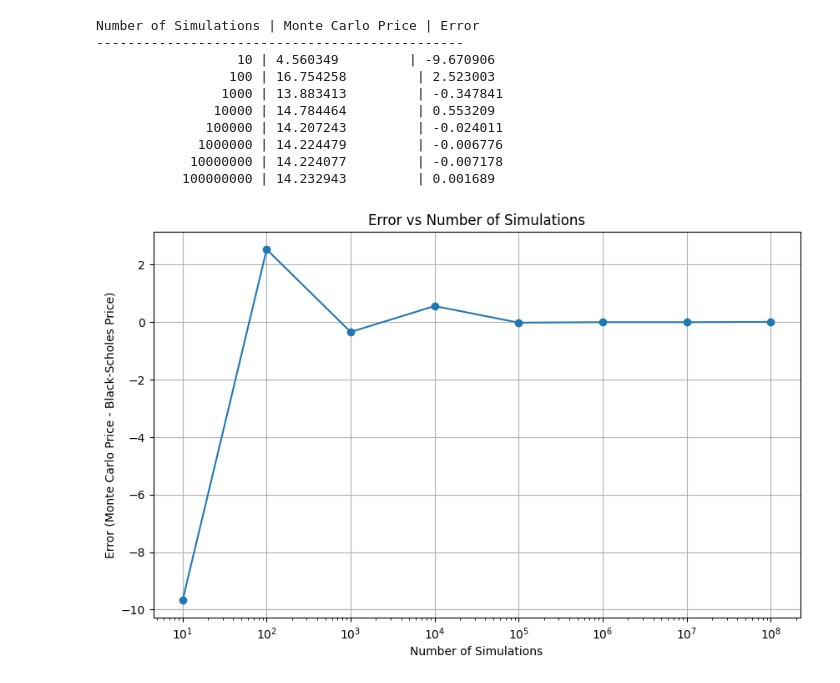
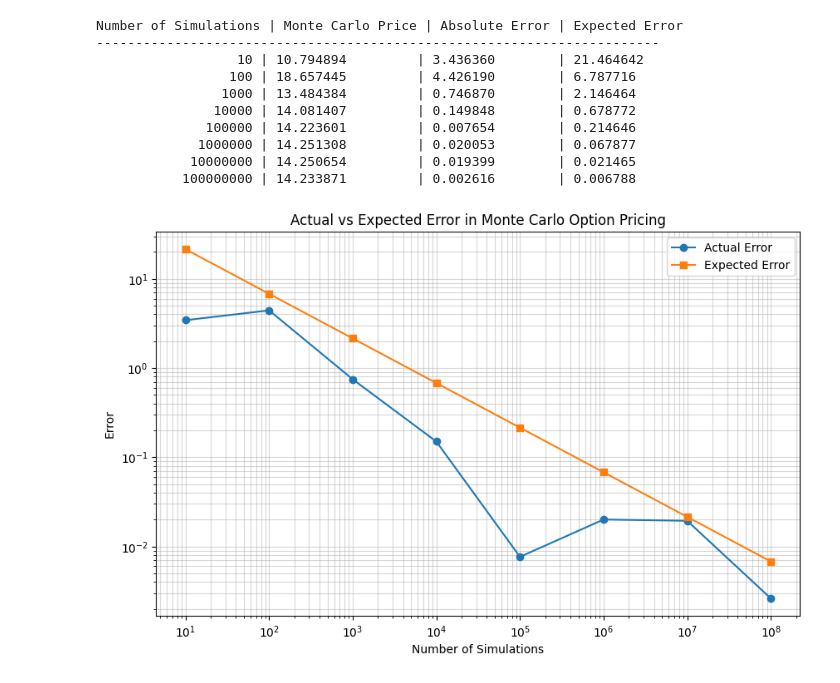
Before and after one commit to LukaLiegis/monte_carlo, a Jupyter notebook: main.ipynb, the cells around one changed output. Drawn from its saved outputs; the diff is of its cells as text; code cells hidden in the pictures.

```diff
--- a/main.ipynb
+++ b/main.ipynb
@@ -73,34 +107,38 @@ bs_price = black_scholes_option_price(S0, K, T, r, sigma)
 # Number of simulations
 simulation_numbers = [10**i for i in range(1, 9)]  # 10, 100, ..., 10,000,000
 errors = []
+expected_errors = []
 # %%
-print("Number of Simulations | Monte Carlo Price | Error")
-print("-----------------------------------------------")
+print("Number of Simulations | Monte Carlo Price | Absolute Error | Expected Error")
+print("------------------------------------------------------------------------")
 for num_simulations in simulation_numbers:
     mc_price = monte_carlo_option_pricing(S0, K, T, r, sigma, num_simulations)
-    error = mc_price - bs_price
+    error = abs(mc_price - bs_price)
+    expected_error = expected_mc_error(S0, K, T, r, sigma, num_simulations)
     errors.append(error)
-    print(f"{num_simulations:>20} | {mc_price:.6f}         | {error:.6f}")
+    expected_errors.append(expected_error)
+    print(f"{num_simulations:>20} | {mc_price:.6f}         | {error:.6f}        | {expected_error:.6f}")
 # %% [output]
-Number of Simulations | Monte Carlo Price | Error
------------------------------------------------
-                  10 | 4.560349         | -9.670906
-                 100 | 16.754258         | 2.523003
-                1000 | 13.883413         | -0.347841
-               10000 | 14.784464         | 0.553209
-              100000 | 14.207243         | -0.024011
-             1000000 | 14.224479         | -0.006776
-            10000000 | 14.224077         | -0.007178
-           100000000 | 14.232943         | 0.001689
+Number of Simulations | Monte Carlo Price | Absolute Error | Expected Error
+------------------------------------------------------------------------
+                  10 | 10.794894         | 3.436360        | 21.464642
+                 100 | 18.657445         | 4.426190        | 6.787716
+                1000 | 13.484384         | 0.746870        | 2.146464
+               10000 | 14.081407         | 0.149848        | 0.678772
+              100000 | 14.223601         | 0.007654        | 0.214646
+             1000000 | 14.251308         | 0.020053        | 0.067877
+            10000000 | 14.250654         | 0.019399        | 0.021465
+           100000000 | 14.233871         | 0.002616        | 0.006788
 # %%
-# Plot the error vs number of simulations
+# Plot the absolute error and expected error vs number of simulations on a log-log scale
 plt.figure(figsize=(10, 6))
-plt.plot(simulation_numbers, errors, marker='o')
-plt.xscale('log')
+plt.loglog(simulation_numbers, errors, marker='o', label='Actual Error')
+plt.loglog(simulation_numbers, expected_errors, marker='s', label='Expected Error')
 plt.xlabel('Number of Simulations')
-plt.ylabel('Error (Monte Carlo Price - Black-Scholes Price)')
-plt.title('Error vs Number of Simulations')
-plt.grid(True)
+plt.ylabel('Error')
+plt.title('Actual vs Expected Error in Monte Carlo Option Pricing')
+plt.legend()
+plt.grid(True, which="both", ls="-", alpha=0.5)
 plt.show()
 # %% [output]
-[figure, old version]
+[figure, new version]
```
Also changed, not shown: parts of 1 cell of this notebook, 1 other file.
